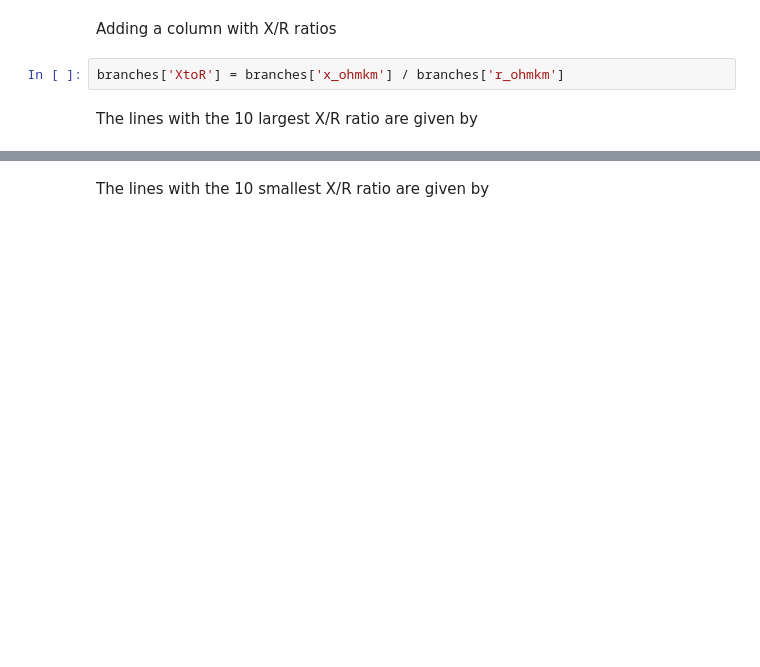
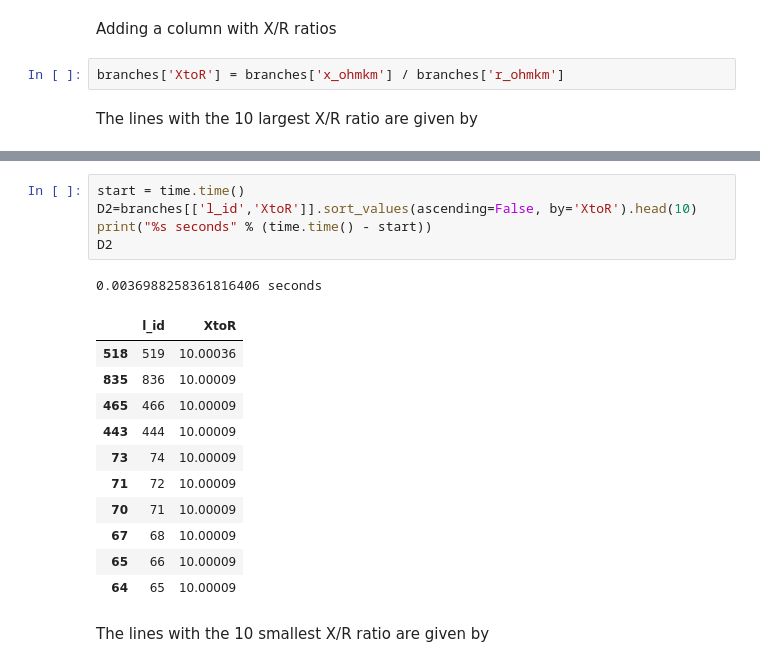
Before and after one commit to smartwiresinc/training, a Jupyter notebook: 02-hey-jupyter/scigrid.ipynb, the cells around one changed output, grey strips where cells are left out. Drawn from its saved outputs; the diff is of its cells as text; blank space fills up the shorter version.

```diff
--- a/02-hey-jupyter/scigrid.ipynb
+++ b/02-hey-jupyter/scigrid.ipynb
@@ -150,6 +147,24 @@ branches.sort_values(ascending=False, by='XtoR').head(10)
 | 67 | 68 | 37 | 72 | 380000 | 3.0 | 3.0 | 50.0 | 535 Lauchstädt - Wolmirstedt | 50Hertz | 535 | 156923 | ... |
 | 65 | 66 | 37 | 75 | 380000 | 3.0 | 3.0 | 50.0 | 536 Klostermansfeld - Wolmirstedt | 50Hertz | 536 | 118963 | ... |
 | 64 | 65 | 73 | 74 | 380000 | 3.0 | 3.0 | 50.0 | 501 | 50Hertz | 501 | 54235 | ... |
+# %%
+start = time.time()
+D2=branches[['l_id','XtoR']].sort_values(ascending=False, by='XtoR').head(10)
+print("%s seconds" % (time.time() - start))
+D2
+# %% [output]
+0.0036988258361816406 seconds
+|  | l_id | XtoR |
+| 518 | 519 | 10.00036 |
+| 835 | 836 | 10.00009 |
+| 465 | 466 | 10.00009 |
+| 443 | 444 | 10.00009 |
+| 73 | 74 | 10.00009 |
+| 71 | 72 | 10.00009 |
+| 70 | 71 | 10.00009 |
+| 67 | 68 | 10.00009 |
+| 65 | 66 | 10.00009 |
+| 64 | 65 | 10.00009 |
 # %% [markdown]
 The lines with the 10 smallest X/R ratio are given by
 # %%
```
Also changed, not shown: parts of 11 cells of this notebook.
